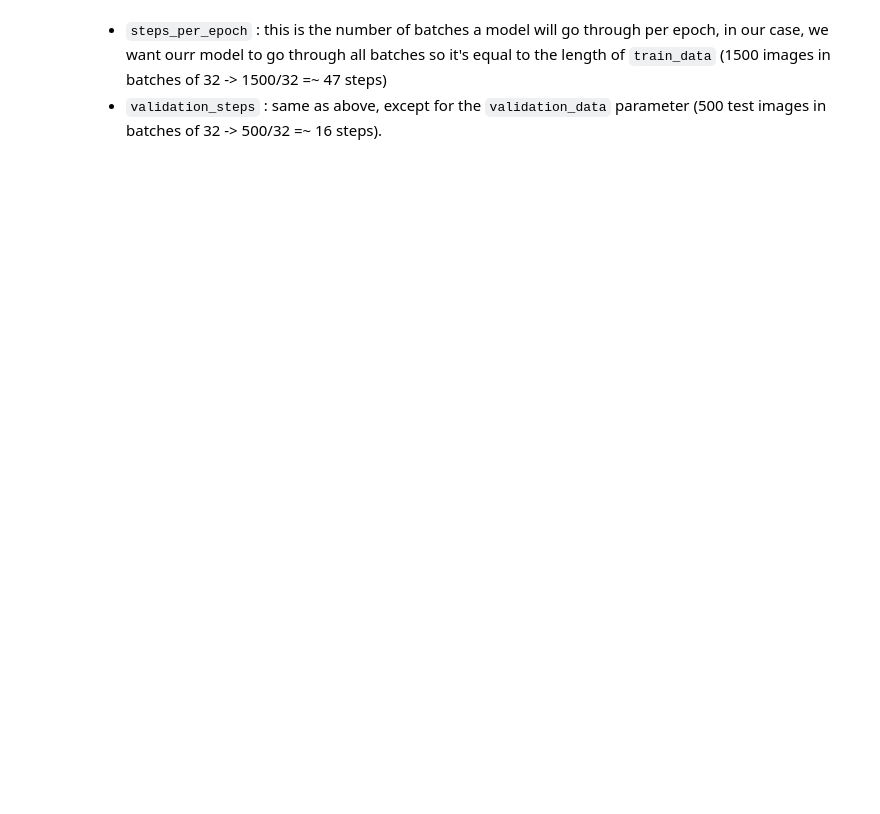
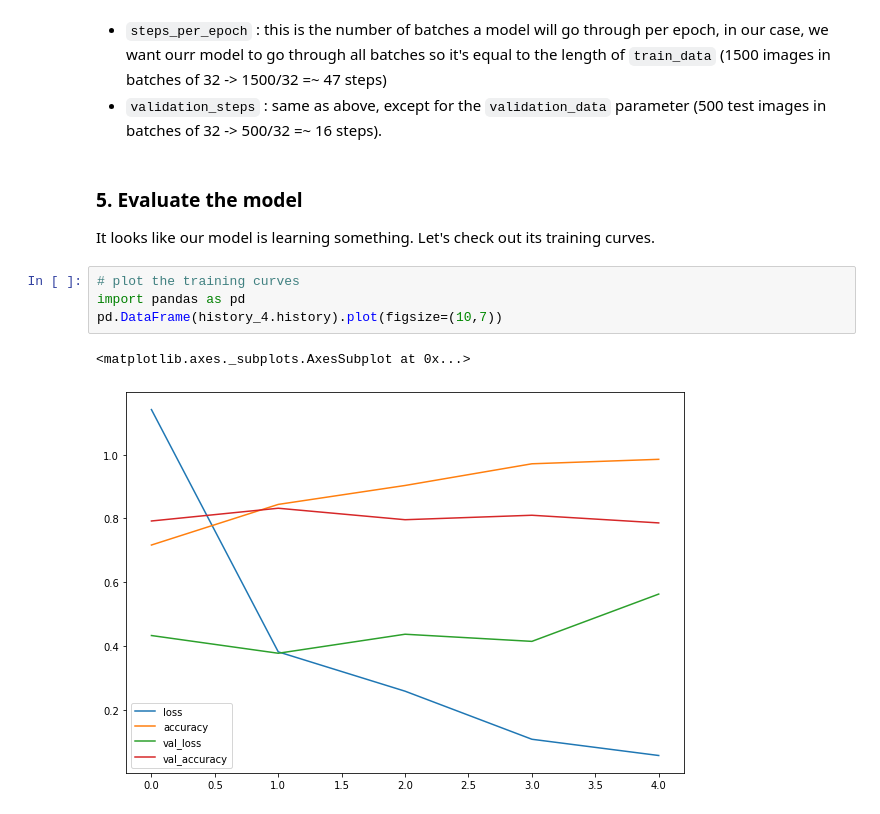
Before and after one commit to danchaud-vincent/tensorflow-deep-learning, a Jupyter notebook: 03_convolutional_neural_networks_in_tensorflow.ipynb, the cells around one changed output. Cells and saved outputs as stored; diff of their text form; blank space fills up the shorter version.

```diff
--- a/03_convolutional_neural_networks_in_tensorflow.ipynb
+++ b/03_convolutional_neural_networks_in_tensorflow.ipynb
@@ -769,3 +763,14 @@ Epoch 5/5
 # %% [markdown]
 - `steps_per_epoch` : this is the number of batches a model will go through per epoch, in our case, we want ourr model to go through all batches so it's equal to the length of `train_data` (1500 images in batches of 32 -> 1500/32 =~ 47 steps)
 - `validation_steps` : same as above, except for the `validation_data` parameter (500 test images in batches of 32 -> 500/32 =~ 16 steps).
+# %% [markdown]
+### 5. Evaluate the model
+
+It looks like our model is learning something. Let's check out its training curves.
+# %%
+# plot the training curves
+import pandas as pd
+pd.DataFrame(history_4.history).plot(figsize=(10,7))
+# %% [output]
+<matplotlib.axes._subplots.AxesSubplot at 0x...>
+[figure, added]
```
Also changed, not shown: parts of 18 cells of this notebook.
